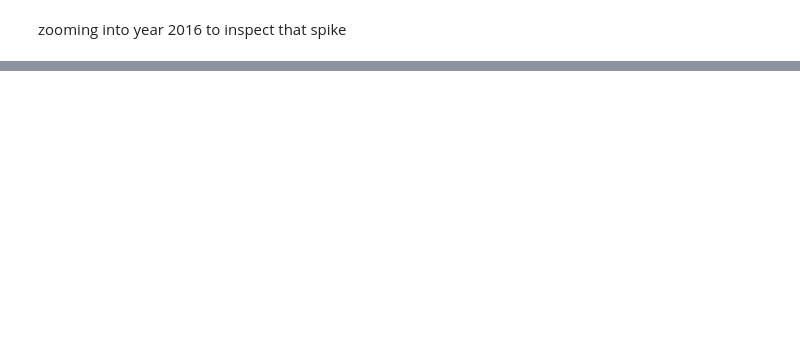
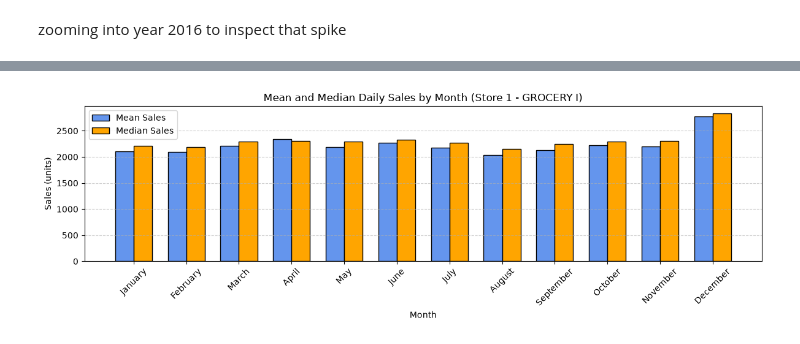
Before and after one commit to gurleen-singh-dev/retail-sales-forecasting, a Jupyter notebook: notebook/01_exploratory_data_analysis.ipynb, the cells around one changed output, grey strips where cells are left out. Saved outputs shown, nothing was run; the diff lists cells and outputs as text; code cells hidden in the pictures; blank space fills up the shorter version.

```diff
--- a/notebook/01_exploratory_data_analysis.ipynb
+++ b/notebook/01_exploratory_data_analysis.ipynb
@@ -53,0 +319,14 @@ zooming into a month
+# %%
+# Monthly aggregation
+target_df['month'] = target_df['date'].dt.month
+target_df['month_name'] = target_df['date'].dt.month_name()
+
+month_order = ['January', 'February', 'March', 'April', 'May', 'June',
+               'July', 'August', 'September', 'October', 'November', 'December']
+
+monthly_stats = (
+    target_df.groupby(['month', 'month_name'])['sales']
+    .agg(count='count', mean_sales='mean', median_sales='median', std_sales='std')
+    .reset_index()
+)
+monthly_stats
@@ -53,0 +361,22 @@ zooming into a month
+# %%
+import numpy as np
+
+# Comparison of mean vs median monthly sales
+fig, ax = plt.subplots(figsize=(12, 4))
+x = np.arange(len(monthly_stats))
+width = 0.35
+
+ax.bar(x - width/2, monthly_stats['mean_sales'], width, label='Mean Sales', color='cornflowerblue', edgecolor='black')
+ax.bar(x + width/2, monthly_stats['median_sales'], width, label='Median Sales', color='orange', edgecolor='black')
+
+ax.set_xticks(x)
+ax.set_xticklabels(monthly_stats['month_name'], rotation=45)
+ax.set_title('Mean and Median Daily Sales by Month (Store 1 - GROCERY I)')
+ax.set_xlabel('Month')
+ax.set_ylabel('Sales (units)')
+ax.legend()
+ax.grid(axis='y', linestyle='--', alpha=0.6)
+plt.tight_layout()
+plt.show()
+# %% [output]
+[figure, added]
```
Also changed, not shown: parts of 47 cells of this notebook.
